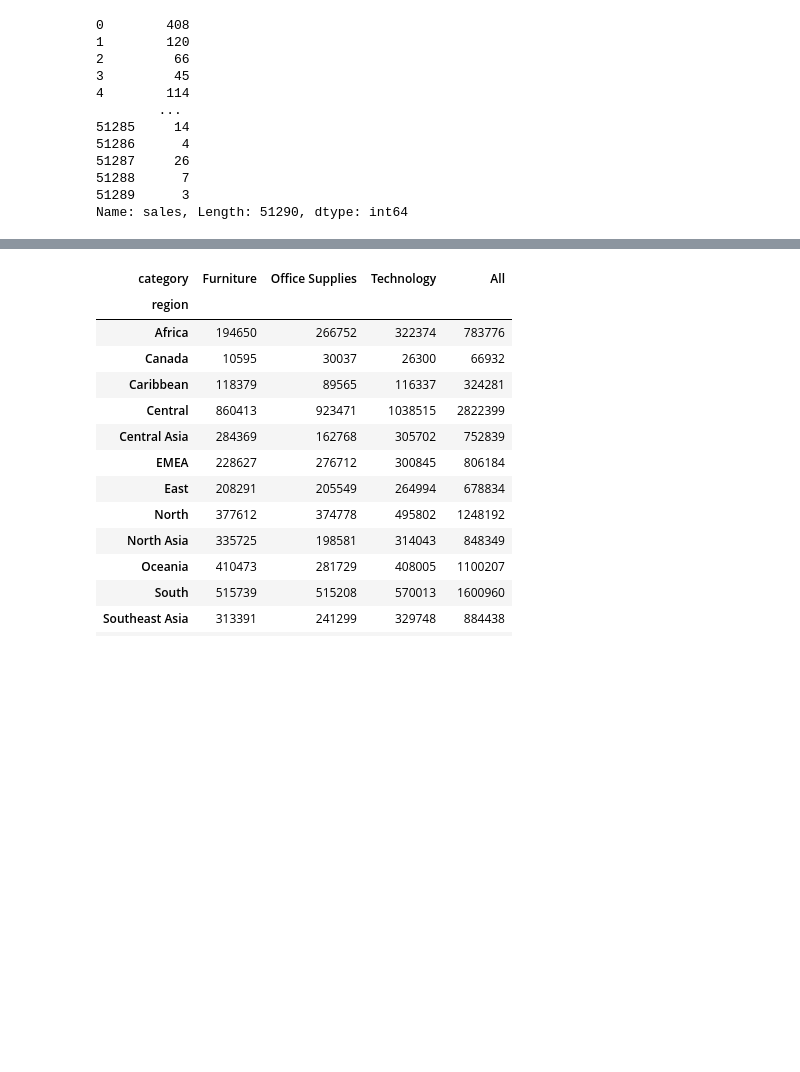
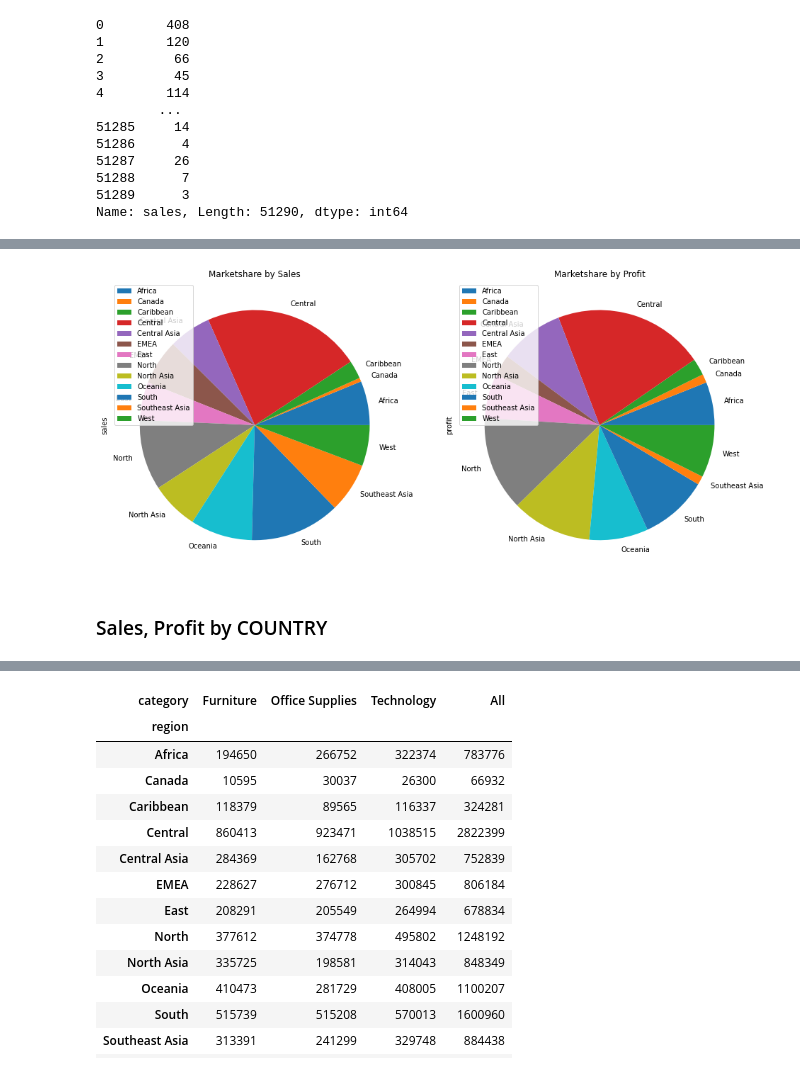
Before and after one commit to Praxis-QR/PythonForManagers, a Jupyter notebook: Superstore_Sales_Data_Analysis_2023.ipynb, the cells around one changed output, grey strips where cells are left out. Cells and saved outputs as stored; diff of their text form; code cells hidden in the pictures; blank space fills up the shorter version.

```diff
--- a/Superstore_Sales_Data_Analysis_2023.ipynb
+++ b/Superstore_Sales_Data_Analysis_2023.ipynb
@@ -257,0 +131,9 @@ dfS3K.groupby('product_name').sum()[AllFacts].sort_values('profit',axis=0, ascen
+# %%
+# Plot a chart
+UsedFacts = ['sales','profit']
+dfS3K.groupby('region').sum()[UsedFacts].round(decimals = 2).\
+plot(subplots=True, kind='pie', figsize=(16, 8), title = ['Marketshare by Sales','Marketshare by Profit']);
+# %% [output]
+[figure, added]
+# %% [markdown]
+### Sales, Profit by COUNTRY
```
Also changed, not shown: parts of 47 cells of this notebook.
